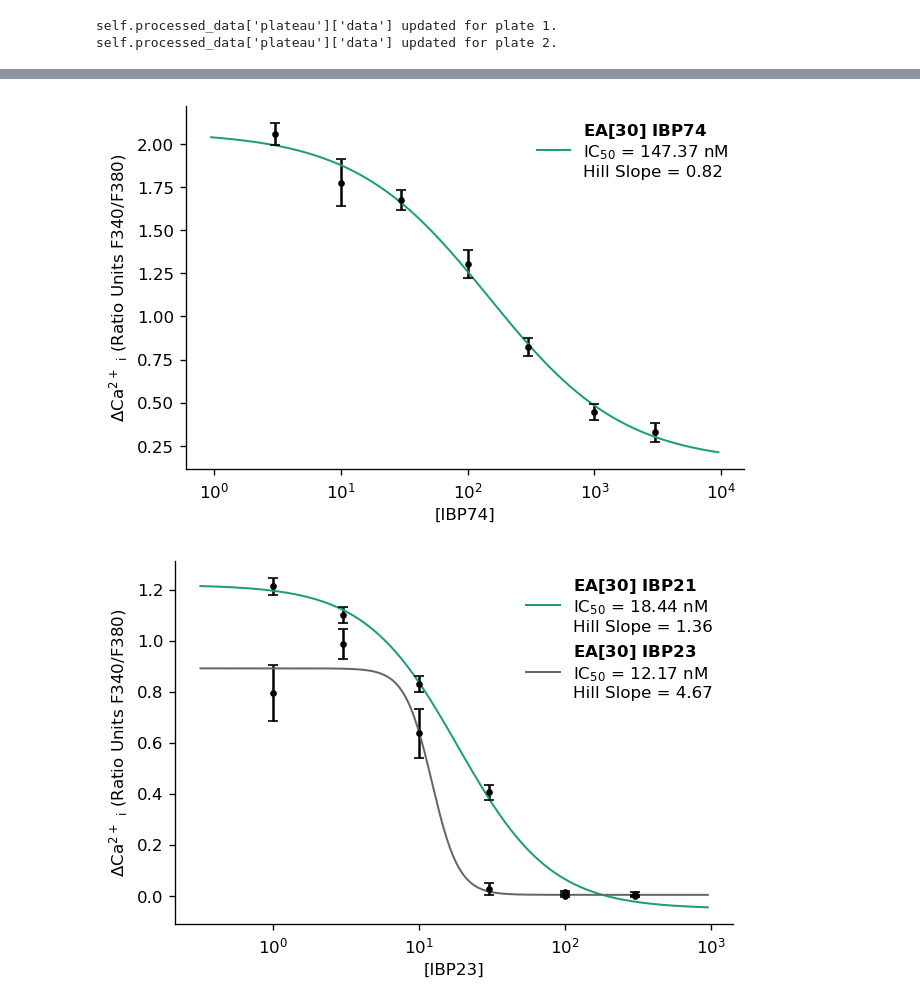
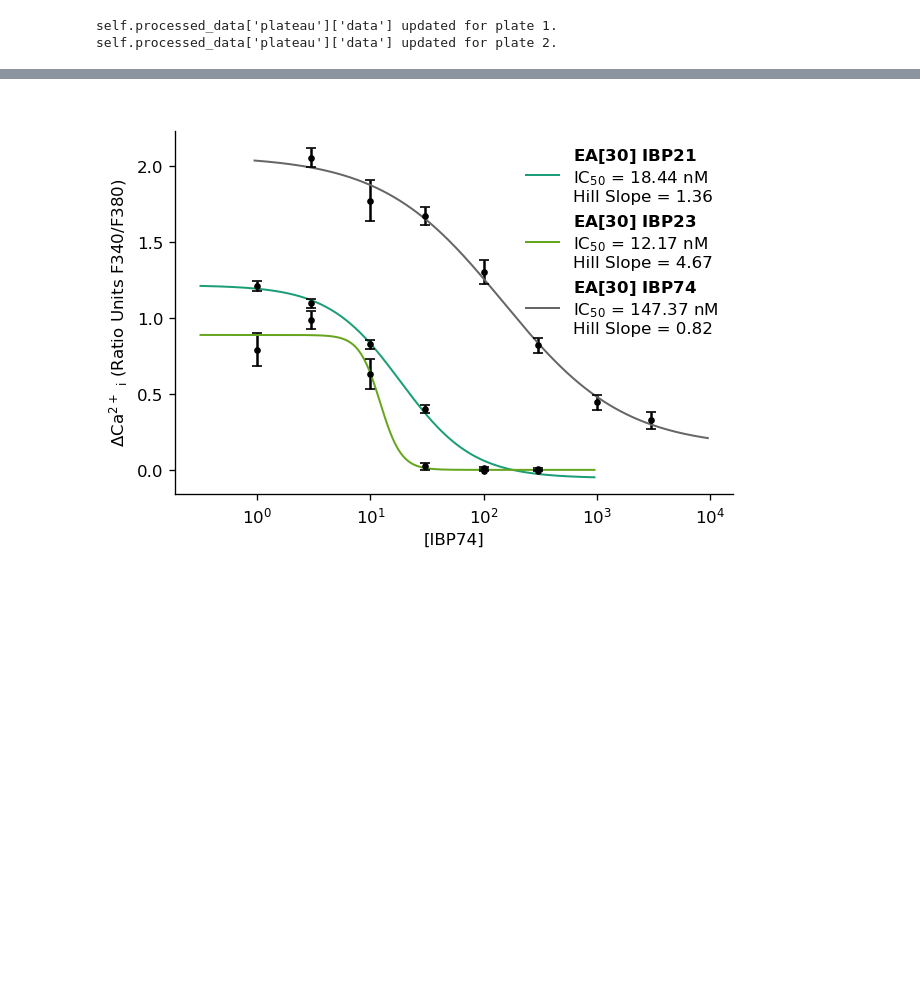
Before and after one commit to lawrencecollins/Ca-Flex-Analysis, a Jupyter notebook: Week 7 test .ipynb, the cells around one changed output, grey strips where cells are left out. Cells and saved outputs as stored; diff of their text form; code cells hidden in the pictures; blank space fills up the shorter version.

Commit message:
Multiplate Plotting update
Now use static methods from calcium_flex to do all the work for the multiplate package. Really nice!

```diff
--- a/Week 7 test .ipynb
+++ b/Week 7 test .ipynb
@@ -110,5 +72,4 @@ self.processed_data['plateau']['data'] updated for plate 2.
 # %%
-plates.plot_curve('ic50', combine = True)
+plates.plot_curve('ic50', combine = True, combine_plates = True)
 # %% [output]
-[figure, old version]
+[figure, new version]
-[figure, removed]
```
Also changed, not shown: parts of 2 cells of this notebook, 5 other files.
